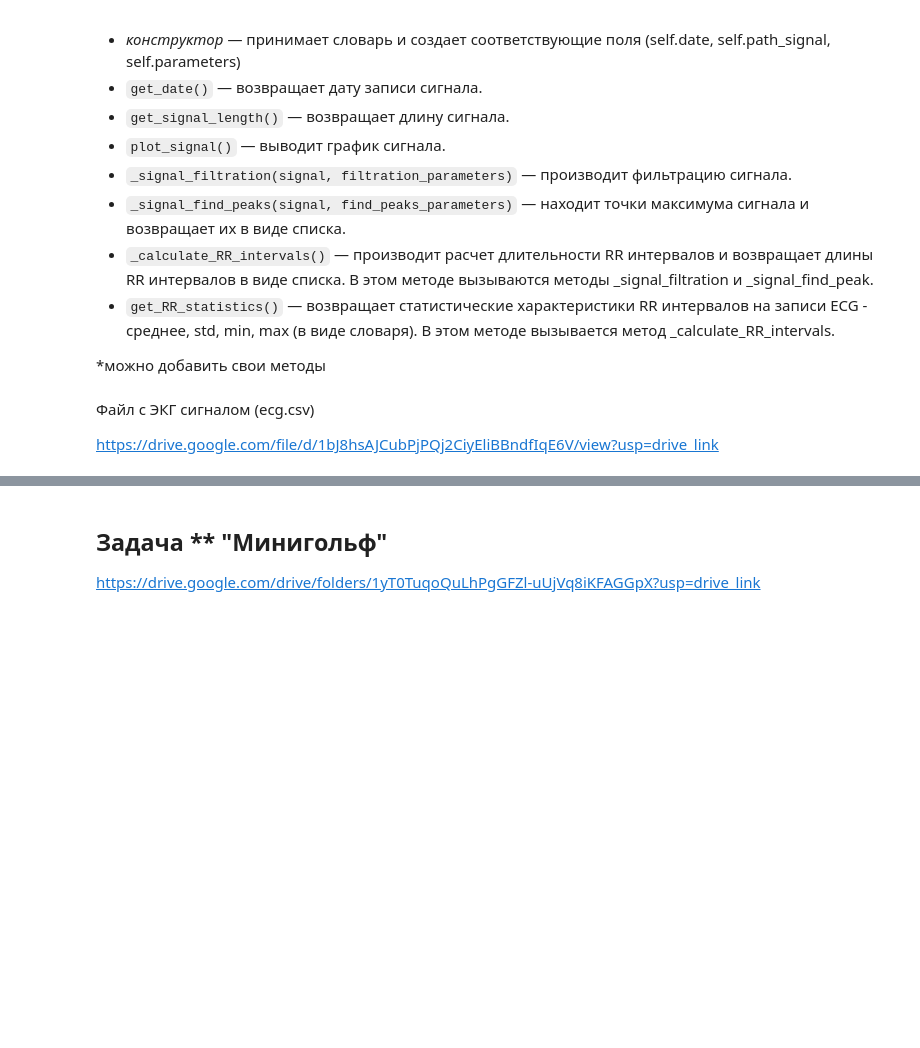
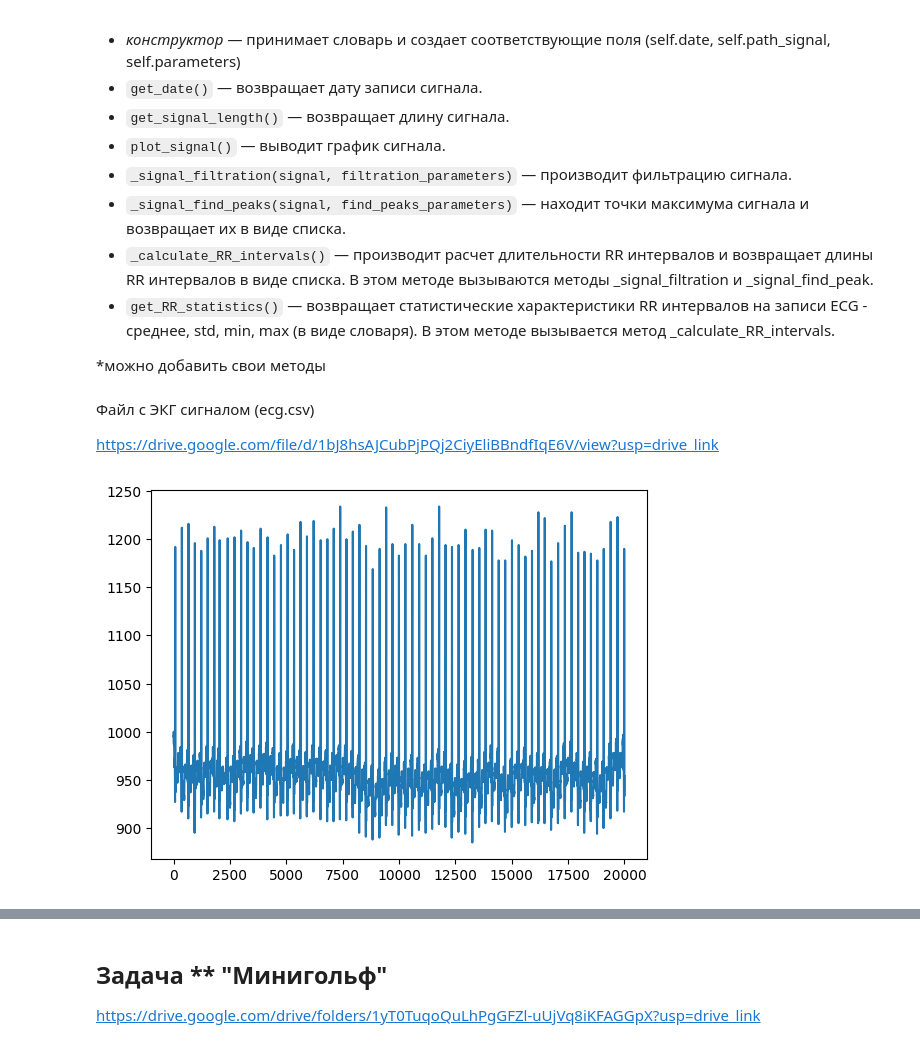
Before and after one commit to CV15005/Python-BMT, a Jupyter notebook: Seminar6/LR6.ipynb, the cells around one changed output, grey strips where cells are left out. Saved outputs shown, nothing was run; the diff lists cells and outputs as text; code cells hidden in the pictures; blank space fills up the shorter version.

```diff
--- a/Seminar6/LR6.ipynb
+++ b/Seminar6/LR6.ipynb
@@ -41,9 +41,11 @@ import pandas as pd
 from scipy.signal import find_peaks
 # %%
 # загрузка сигнала из .csv файла с pandas
-df = pd.read_csv('path_to_ecg/ecg.csv')
+df = pd.read_csv('ecg.csv')
 plt.plot(df['MLII'])
 plt.show()
+# %% [output]
+[figure, added]
 # %%
 # фильтрация сигнала с библиотекой heartpy
 filtered = hp.filter_signal(df['MLII'], cutoff=[0.75, 3.5], sample_rate=100, order=3, filtertype='bandpass')
```
Also changed, not shown: parts of 5 cells of this notebook.
